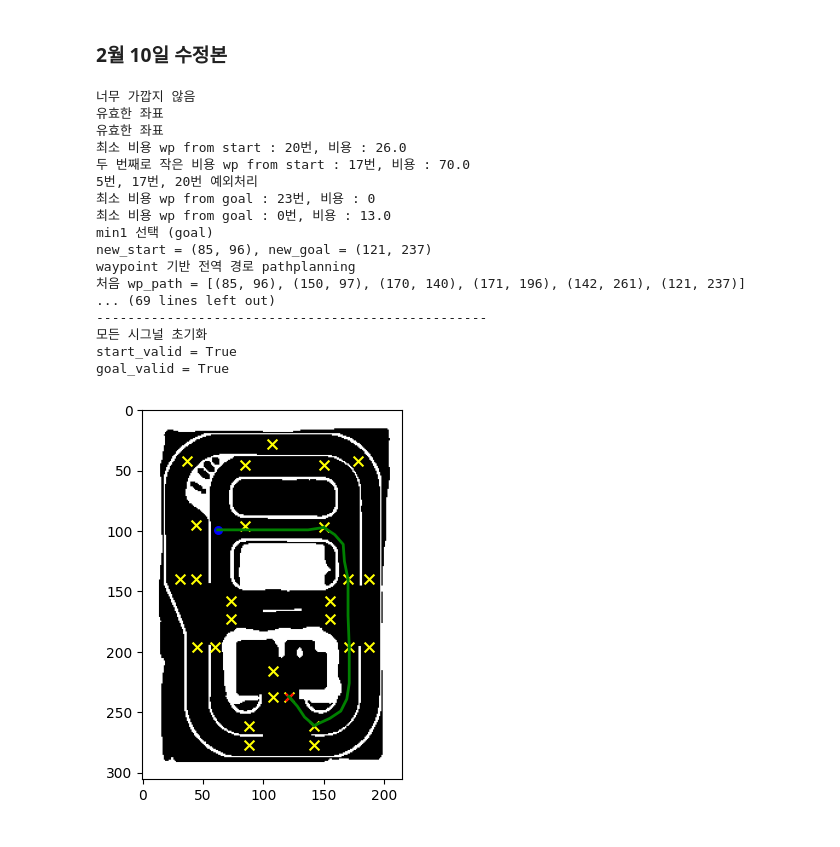
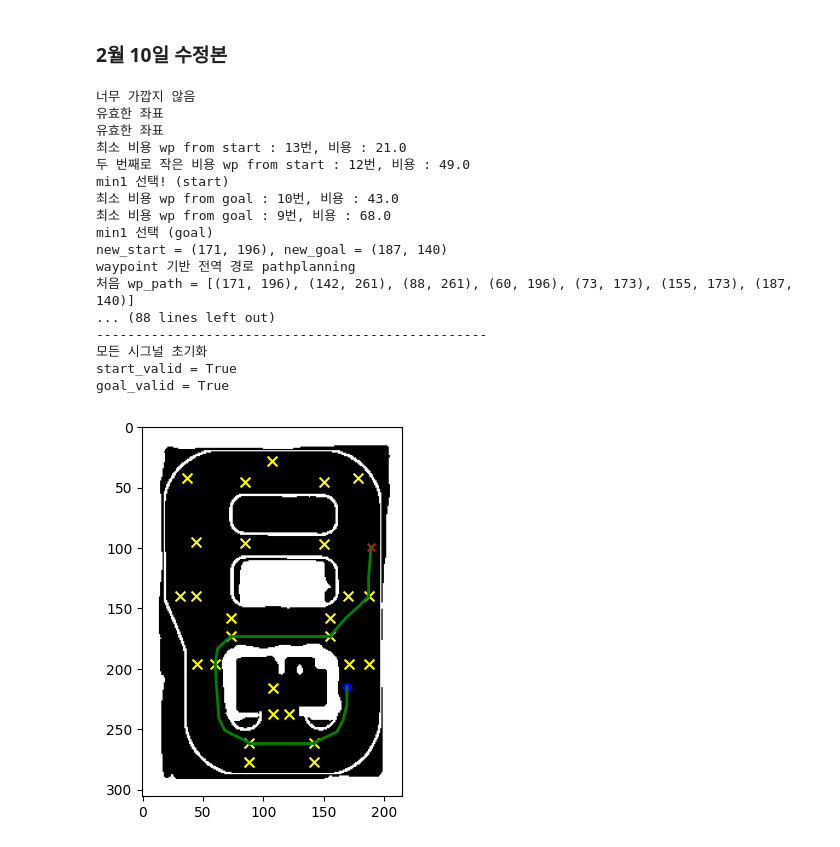
Before and after one commit to kimwanseop/ROS-Project, a Jupyter notebook: src/Server/User_GUI/asap_pathplanning.ipynb, the cells around one changed output. Cells and saved outputs as stored; diff of their text form; code cells hidden in the pictures.

```diff
--- a/src/Server/User_GUI/asap_pathplanning.ipynb
+++ b/src/Server/User_GUI/asap_pathplanning.ipynb
@@ -1265,7 +1265,7 @@ def create_weight_map(grid, middle, buffer_size, penalty):
 
     background_result[y:y+h, x:x+w] = result_roi
 
-    plt.imshow(background_result, cmap='gray')
+    # plt.imshow(background_result, cmap='gray')
 
     obstacle = background_result == 1
     # 장애물 주변에 가중치를 부여
@@ -1401,7 +1401,8 @@ def find_start_goal(coord, waypoint_graph, grid, weight_map, flag=None):
                         new_coord, idx = wp_num[min1_idx], min1_idx
                         min1_take = 1
                         print('min1 선택! (start)')
-                        if (min1_idx == 22 or min1_idx == 25) and (min2_idx == 22 or min2_idx == 25):
+                        # if (min1_idx == 22 or min1_idx == 25) and (min2_idx == 22 or min2_idx == 25):
+                        if (min1_idx in [22, 25] and min2_idx in [22, 25]):
                             sig_2225 = 1
                         elif (min1_idx in [11, 22]) and (min2_idx in [11, 22]):
                             sig_1122 = 1
@@ -1532,11 +1533,11 @@ waypoint_graph = {
 }
 
 # 주 지도
-map = cv2.imread('/home/yoon/ws/ros-repo-3/src/Server/User_GUI/Images/asap_map_resized.pgm', cv2.COLOR_BGR2GRAY)
+map = cv2.imread('./Images/asap_map_resized.pgm', cv2.COLOR_BGR2GRAY)
 # print(f'map.shape = {map.shape}')
 
 # 중앙선 지도 (이미 이진화 됨)
-middle = cv2.imread('/home/yoon/ws/open_cv/data/asap_map_middleLine.png', cv2.IMREAD_GRAYSCALE)
+middle = cv2.imread('./Images/asap_map_middleLine.png', cv2.IMREAD_GRAYSCALE)
 # middle = cv2.cvtColor(middle, )
 # print(f'middle.shape = {middle.shape}')
 
@@ -1551,7 +1552,7 @@ for wp, _ in waypoint_graph.items():
 # 렌트 여부, 반납 여부
 # GUI 로부터 받아야 하는 신호
 is_renting = True
-pp_cnt = False
+pp_cnt = True
 
 # return_sig = False
 
@@ -1568,9 +1569,9 @@ exc_sig = None
 sig_2225 = None
 
 # 테스트 실행
-start = (62, 99)  # 시작 좌표
+start = (169, 215)  # 시작 좌표
 # start = wp_num[21]  # 목표 좌표
-goal = (62, 99)  # (53, 20) 에러 발생
+goal = (189, 99)  # (53, 20) 에러 발생
 if is_renting is False:
         goal = wp_num[23]  # 목표 좌표
 
@@ -1692,6 +1693,7 @@ if start_valid and goal_valid:
                                     print('지금!!!!!')
                                     if sig_2225 or sig_1122:
                                         wp_path[0] = start
+                                        print('sig_2225 or sig_1122 is high')
                                     else:
                                         wp_path.insert(0, start)
                                 else:
@@ -1758,42 +1760,44 @@ if start_valid and goal_valid:
                     plt.plot(smooth_y, smooth_x, 'green', linewidth=2, label='Path')
                 except:
                     plt.plot(real_path[:, 1], real_path[:, 0], color='green', linewidth=2, label="Path")
                 print('-' * 50)
             linked_path = np.concatenate(linked_path)
             _, idx = np.unique(linked_path, axis=0, return_index=True)
             final_path = linked_path[np.sort(idx)]
         else:
             print('No path found')
     else:
         print('현재 목적지 근처에 있습니다.')
 
 
-    # 시그널 초기화
-    print('모든 시그널 초기화')
+
     # is_renting = return_sig = False
-    min1_take = min2_take = one_way = exc_sig = for_cnt = sig_2225 = sig_1122 = overlap = None
+    # min1_take = min2_take = one_way = exc_sig = for_cnt = sig_2225 = sig_1122 = overlap = None
 else:
     print('호출 및 주정차 금지 구역입니다.')
 
+# 시그널 초기화
+print('모든 시그널 초기화')
+min1_take = min2_take = one_way = exc_sig = for_cnt = sig_2225 = sig_1122 = overlap = None
 
 print(f'start_valid = {start_valid}')
 print(f'goal_valid = {goal_valid}')
 # %% [output]
 너무 가깝지 않음
 유효한 좌표
 유효한 좌표
-최소 비용 wp from start : 20번, 비용 : 26.0
-두 번째로 작은 비용 wp from start : 17번, 비용 : 70.0
-5번, 17번, 20번 예외처리
-최소 비용 wp from goal : 23번, 비용 : 0
-최소 비용 wp from goal : 0번, 비용 : 13.0
+최소 비용 wp from start : 13번, 비용 : 21.0
+두 번째로 작은 비용 wp from start : 12번, 비용 : 49.0
+min1 선택! (start)
+최소 비용 wp from goal : 10번, 비용 : 43.0
+최소 비용 wp from goal : 9번, 비용 : 68.0
 min1 선택 (goal)
-new_start = (85, 96), new_goal = (121, 237)
+new_start = (171, 196), new_goal = (187, 140)
 waypoint 기반 전역 경로 pathplanning
-처음 wp_path = [(85, 96), (150, 97), (170, 140), (171, 196), (142, 261), (121, 237)]
-... (69 lines left out)
+처음 wp_path = [(171, 196), (142, 261), (88, 261), (60, 196), (73, 173), (155, 173), (187, 140)]
+... (88 lines left out)
 --------------------------------------------------
 모든 시그널 초기화
 start_valid = True
 goal_valid = True
-[figure, old version]
+[figure, new version]
```
Also changed, not shown: parts of 11 cells of this notebook, 1 other file.
